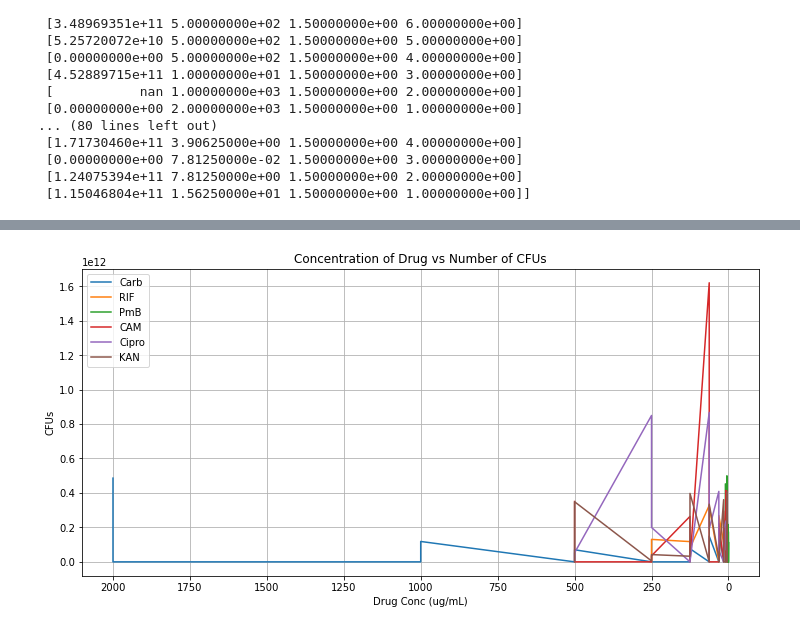
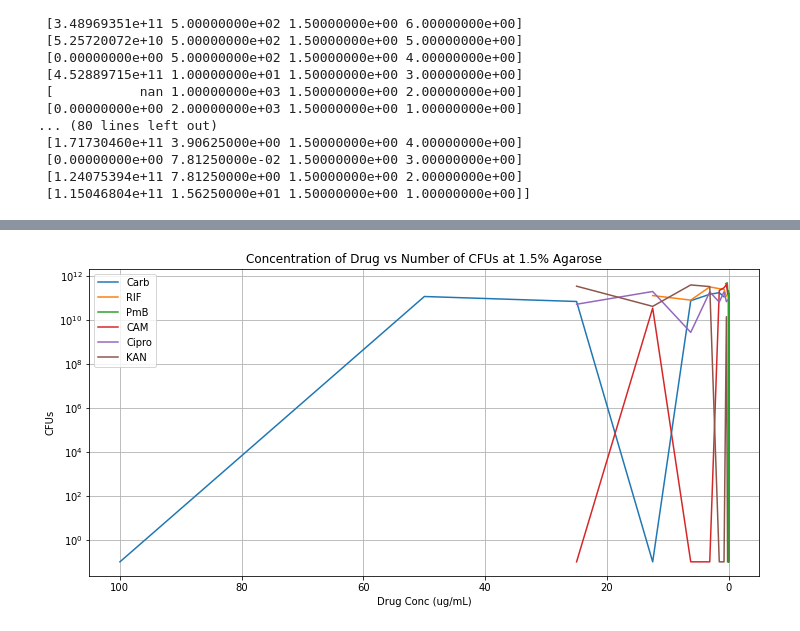
Before and after one commit to colinhas/Notebooks, a Jupyter notebook: Plotting.ipynb, the cells around one changed output, grey strips where cells are left out. Drawn from its saved outputs; the diff is of its cells as text; code cells hidden in the pictures.

Commit message:
graphs

```diff
--- a/Plotting.ipynb
+++ b/Plotting.ipynb
@@ -164,0 +68,6 @@ print(dat_6)
+# %%
+dat_3 = data[data[:,3] ==3,:]
+dat_3[dat_3[:,0] ==0,0] =0.1
+dat_3_15 = dat_3[dat_3[:,2] ==1.5,:]
+
+print(dat_3_15)
@@ -164,0 +83,6 @@ print(dat_6)
+# %%
+dat_4 = data[data[:,3] ==4,:]
+dat_4[dat_4[:,0] ==0,0] =0.1
+dat_4_15 = dat_4[dat_4[:,2] ==1.5,:]
+
+print(dat_4_15)
@@ -164,0 +98,6 @@ print(dat_6)
+# %%
+dat_5 = data[data[:,3] ==5,:]
+dat_5[dat_5[:,0] ==0,0] =0.1
+dat_5_15 = dat_5[dat_5[:,2] ==1.5,:]
+
+print(dat_5_15)
@@ -164,0 +113,6 @@ print(dat_6)
+# %%
+dat_6 = data[data[:,3] ==6,:]
+dat_6[dat_6[:,0] ==0,0] =0.1
+dat_6_15 = dat_6[dat_6[:,2] ==1.5,:]
+
+print(dat_6_15)
@@ -165,18 +128,18 @@ print(dat_6)
 # %%
 fig, ax = plt.subplots(figsize=(10, 5), layout='constrained')
-ax.plot(dat_1[:,1],dat_1[:,0], label = "Carb")
-ax.plot(dat_2[:,1],dat_2[:,0], label = "RIF")
-ax.plot(dat_3[:,1],dat_3[:,0], label = "PmB")
-ax.plot(dat_4[:,1],dat_4[:,0], label = "CAM")
-ax.plot(dat_5[:,1],dat_5[:,0], label = "Cipro")
-ax.plot(dat_6[:,1],dat_6[:,0], label = "KAN")
+ax.semilogy(dat_1_15[:,1]/20,dat_1_15[:,0], label = "Carb")
+ax.semilogy(dat_2_15[:,1]/20,dat_2_15[:,0], label = "RIF")
+ax.semilogy(dat_3_15[:,1]/20,dat_3_15[:,0], label = "PmB")
+ax.semilogy(dat_4_15[:,1]/20,dat_4_15[:,0], label = "CAM")
+ax.semilogy(dat_5_15[:,1]/20,dat_5_15[:,0], label = "Cipro")
+ax.semilogy(dat_6_15[:,1]/20,dat_6_15[:,0], label = "KAN")
 
 plt.gca().invert_xaxis()
 
-ax.set_title('Concentration of Drug vs Number of CFUs')
+ax.set_title('Concentration of Drug vs Number of CFUs at 1.5% Agarose')
 ax.set_ylabel('CFUs')
 ax.set_xlabel('Drug Conc (ug/mL)')
 ax.grid()
 ax.legend();
 # %% [output]
-[figure, old version]
+[figure, new version]
```
Also changed, not shown: parts of 19 cells of this notebook.
